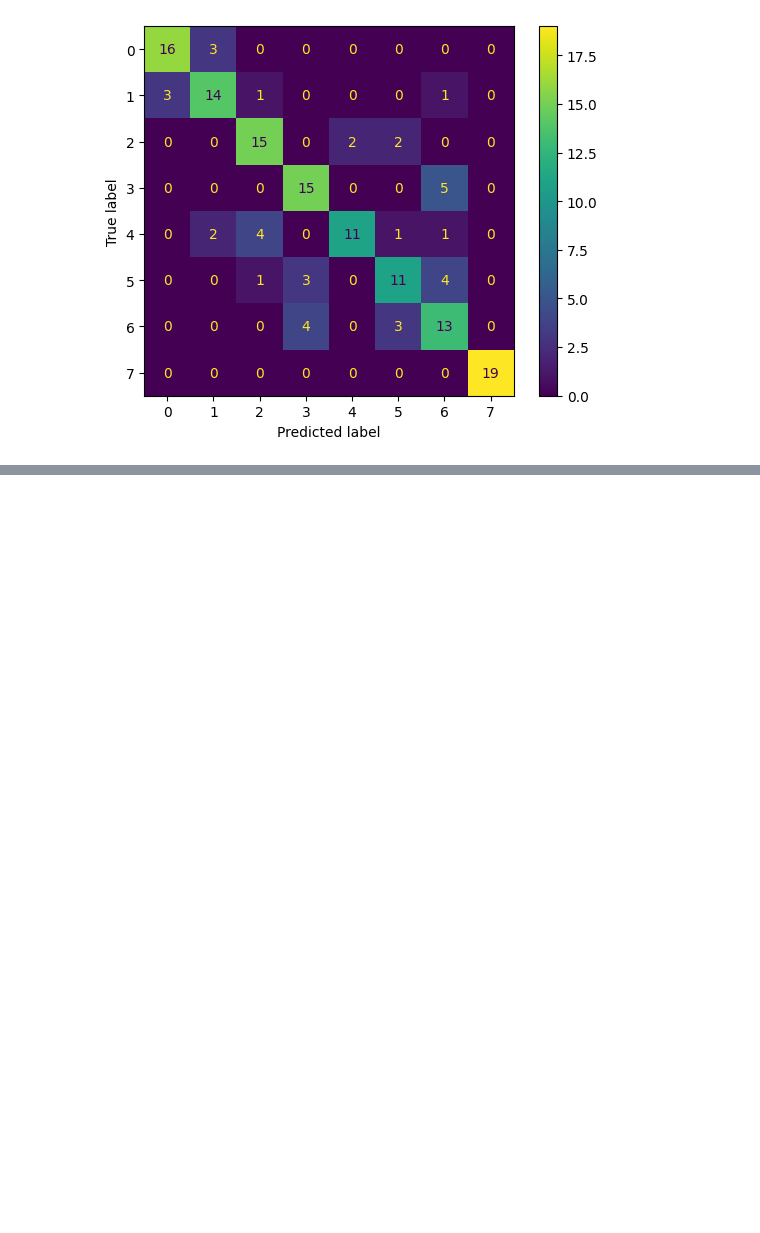
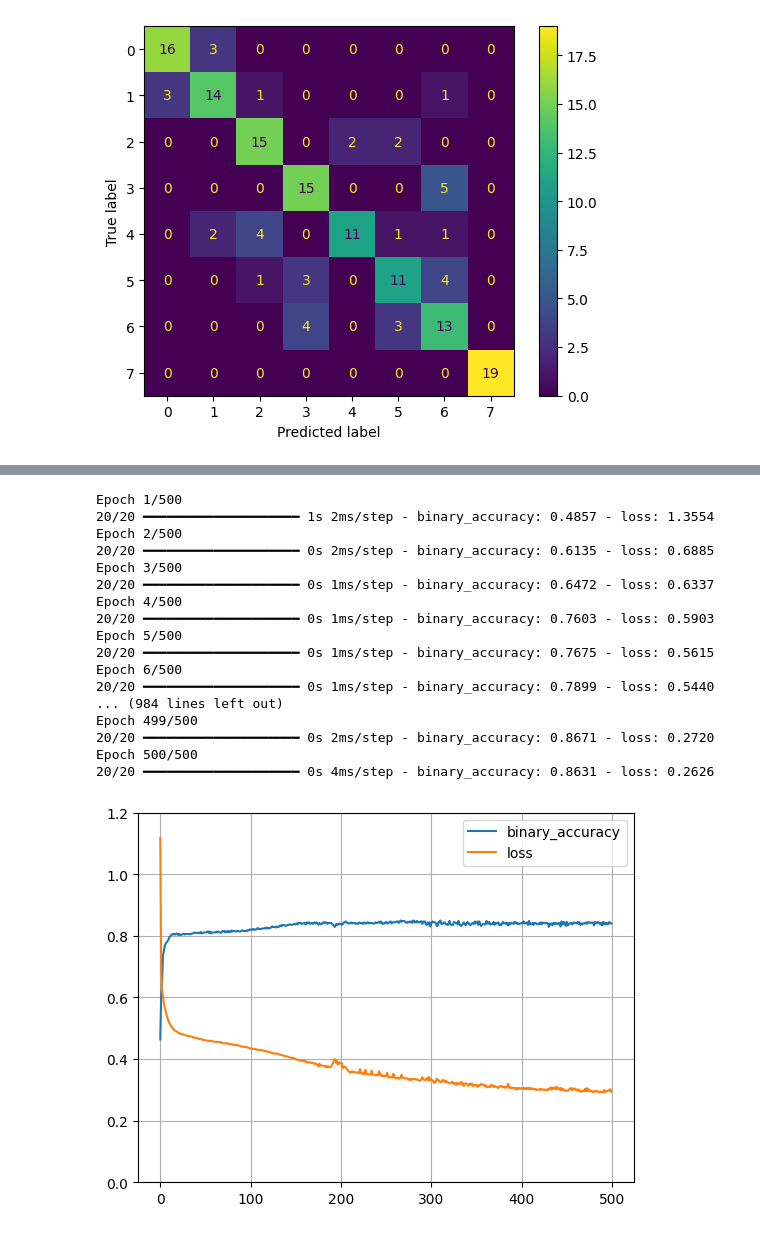
Before and after one commit to G4brielMartins/desgaste-viga, a Jupyter notebook: Ressonancias.ipynb, the cells around one changed output, grey strips where cells are left out. Drawn from its saved outputs; the diff is of its cells as text; code cells hidden in the pictures; blank space fills up the shorter version.

```diff
--- a/Ressonancias.ipynb
+++ b/Ressonancias.ipynb
@@ -111,0 +164,13 @@ plt.show()
+# %%
+modelo_mlp_bin = keras.Sequential([
+    keras.layers.Input(np.shape(x_treino_bin.iloc[0, :])),
+    keras.layers.Dense(64, keras.activations.relu),
+    keras.layers.Dense(32, keras.activations.relu),
+    keras.layers.Dense(1, keras.activations.sigmoid)
+])
+modelo_mlp_bin.compile(
+    keras.optimizers.Adam(),
+    keras.losses.BinaryCrossentropy(),
+    metrics=[keras.metrics.BinaryAccuracy()]
+)
+modelo_mlp_bin.summary()
@@ -111,0 +191,26 @@ plt.show()
+# %%
+historico_bin = modelo_mlp_bin.fit(x_treino_bin, y_treino_bin, epochs=500)
+
+pd.DataFrame(historico_bin.history).plot()
+plt.grid(True)
+plt.ylim(0, 1.2)
+plt.show()
+# %% [output]
+Epoch 1/500
+20/20 ━━━━━━━━━━━━━━━━━━━━ 1s 2ms/step - binary_accuracy: 0.4857 - loss: 1.3554
+Epoch 2/500
+20/20 ━━━━━━━━━━━━━━━━━━━━ 0s 2ms/step - binary_accuracy: 0.6135 - loss: 0.6885
+Epoch 3/500
+20/20 ━━━━━━━━━━━━━━━━━━━━ 0s 1ms/step - binary_accuracy: 0.6472 - loss: 0.6337
+Epoch 4/500
+20/20 ━━━━━━━━━━━━━━━━━━━━ 0s 1ms/step - binary_accuracy: 0.7603 - loss: 0.5903
+Epoch 5/500
+20/20 ━━━━━━━━━━━━━━━━━━━━ 0s 1ms/step - binary_accuracy: 0.7675 - loss: 0.5615
+Epoch 6/500
+20/20 ━━━━━━━━━━━━━━━━━━━━ 0s 1ms/step - binary_accuracy: 0.7899 - loss: 0.5440
+... (984 lines left out)
+Epoch 499/500
+20/20 ━━━━━━━━━━━━━━━━━━━━ 0s 2ms/step - binary_accuracy: 0.8671 - loss: 0.2720
+Epoch 500/500
+20/20 ━━━━━━━━━━━━━━━━━━━━ 0s 4ms/step - binary_accuracy: 0.8631 - loss: 0.2626
+[figure, added]
```
Also changed, not shown: parts of 18 cells of this notebook.
